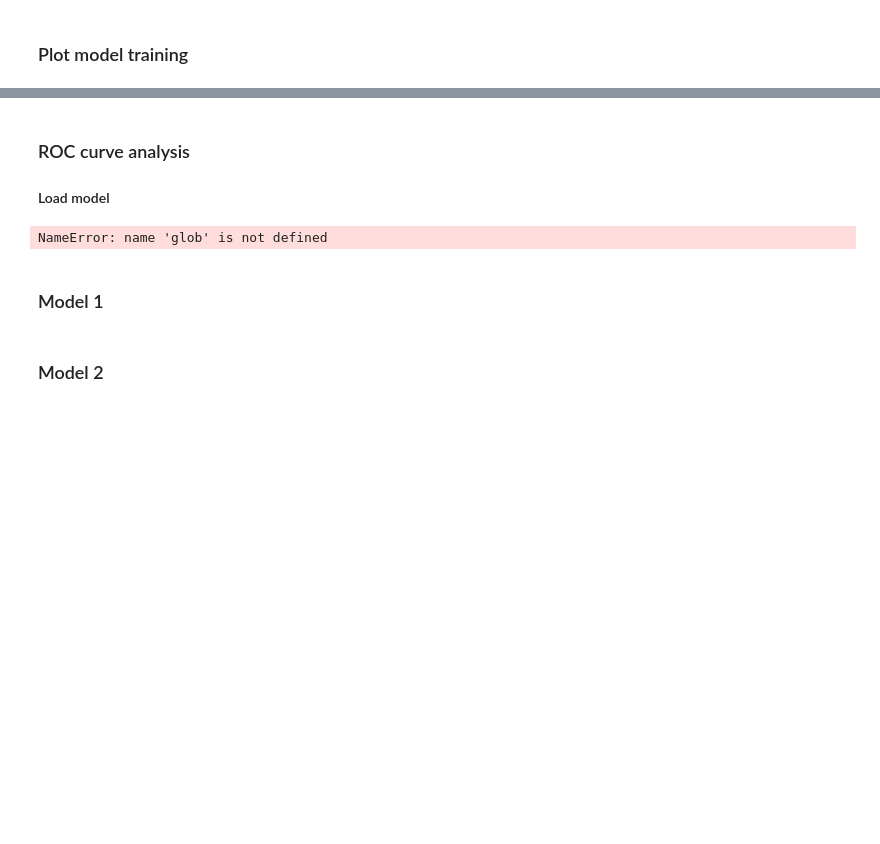
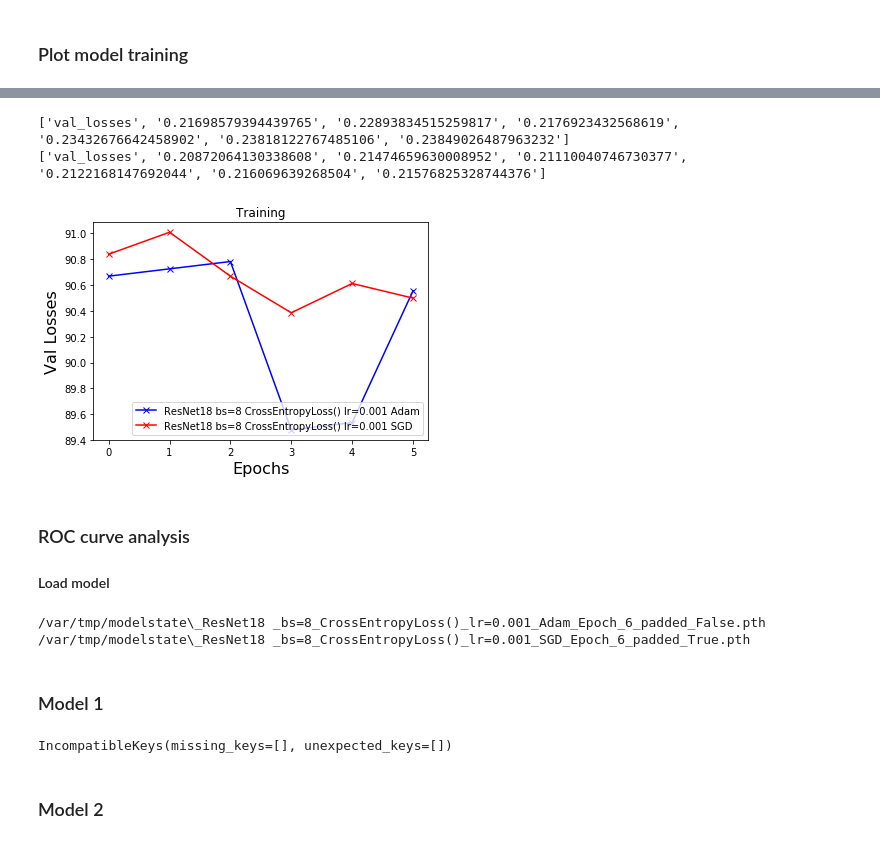
Before and after one commit to svapili/FS2019_ATML_Group2, a Jupyter notebook: scripts/FS2019_ATML_group2.ipynb, the cells around one changed output, grey strips where cells are left out. Drawn from its saved outputs; the diff is of its cells as text; code cells hidden in the pictures; blank space fills up the shorter version.

```diff
--- a/scripts/FS2019_ATML_group2.ipynb
+++ b/scripts/FS2019_ATML_group2.ipynb
@@ -502,21 +560,78 @@ for f in files_plot:
+# %%
+files_plot = []
+files_plot.append(files[3])
+files_plot.append(files[5])
+
+curve_properties = ['xb-','xr-']
+
+idx = 0
+for f in files_plot:
+    file_name = f.rsplit('/')[-1]
+    parameters = file_name.split('_')
+    netname = parameters[0].split('-')[1]
+    batch_size = parameters[1]
+    loss_fn = parameters[2]
+    lr = parameters[3]
+    optimizer = parameters[4]
+    epochs_s = parameters[5]
+    if lr == "lr=0.001" and batch_size=="bs=8":
+        with open(f) as csv_file:
+            csv_reader = csv.reader(csv_file, delimiter=',')
+            list_training = []
+            for row in csv_reader:
+                list_training.append(row)
+            train_losses = list_training[0]
+            train_accuracies = list_training[2]
+            val_losses = list_training[4]
+            val_accuracies = list_training[6]
+            learning_rates = list_training[8]
+
+            time = list_training[10]
+
+            TP = int(list_training[12][-1])
+            TN = int(list_training[14][-1])
+            FP = int(list_training[16][-1])
+            FN = int(list_training[18][-1])
+
+            specificity = TP/(TP+FN)
+            sensitivity = TN/(TN+FP)
+
+            epochs = list(range(1,len(val_accuracies)))
+
+        #val_losses = (list(np.float_(val_losses[1:])))
+        val_accuracies = (list(np.float_(val_accuracies[1:])))
+        print(val_losses)
+        epochs = range(0,len(val_losses[1:]))
+        #plt.plot(val_losses,'xb-',label = "Res-NET 50")
+        plt.plot(val_accuracies,curve_properties[idx],label = netname+batch_size+' '+loss_fn+' '+lr+' '+optimizer)
+        plt.legend(loc=4)
+        plt.title('Training')
+        plt.xlabel('Epochs', fontsize=16)
+        plt.ylabel('Val Losses', fontsize=16)
+        idx=+1
+# %% [output]
+['val_losses', '0.21698579394439765', '0.22893834515259817', '0.2176923432568619', '0.23432676642458902', '0.23818122767485106', '0.23849026487963232']
+['val_losses', '0.20872064130338608', '0.21474659630008952', '0.21110040746730377', '0.2122168147692044', '0.216069639268504', '0.21576825328744376']
+[figure, added]
 # %% [markdown]
 ### ROC curve analysis
 #### Load model
 # %%
 models_to_load = glob.glob(modelstate_dir + "/_*.pth", recursive=True)
-print
 #print(name)
-print(models_to_load)
-files = glob.glob(model_to_load, recursive=True)
-d_state_dict(torch.load(files[-1]))
+print(models_to_load[0])
+print(models_to_load[1])
+#files = glob.glob(model_to_load, recursive=True)
+#d_state_dict(torch.load(files[-1]))
 # %% [output]
-NameError: name 'glob' is not defined
+/var/tmp/modelstate\_ResNet18 _bs=8_CrossEntropyLoss()_lr=0.001_Adam_Epoch_6_padded_False.pth
+/var/tmp/modelstate\_ResNet18 _bs=8_CrossEntropyLoss()_lr=0.001_SGD_Epoch_6_padded_True.pth
 # %% [markdown]
 ### Model 1
 # %%
 #Model 1
 # Define Model
-model_roc = models.resnet50()
+model_roc = models.resnet18()
 batch_size = 8
 learning_rate = 0.001
 optimizer = optimizer = torch.optim.Adam(model_roc.parameters(), lr=learning_rate)
@@ -525,6 +640,8 @@ loss_fn = nn.CrossEntropyLoss()
 model_roc = model_roc.to(device)
 
 model_roc.load_state_dict(torch.load(models_to_load[0]))
+# %% [output]
+IncompatibleKeys(missing_keys=[], unexpected_keys=[])
 # %% [markdown]
 ### Model 2
 # %%
```
Also changed, not shown: parts of 15 cells of this notebook, 29 other files.
